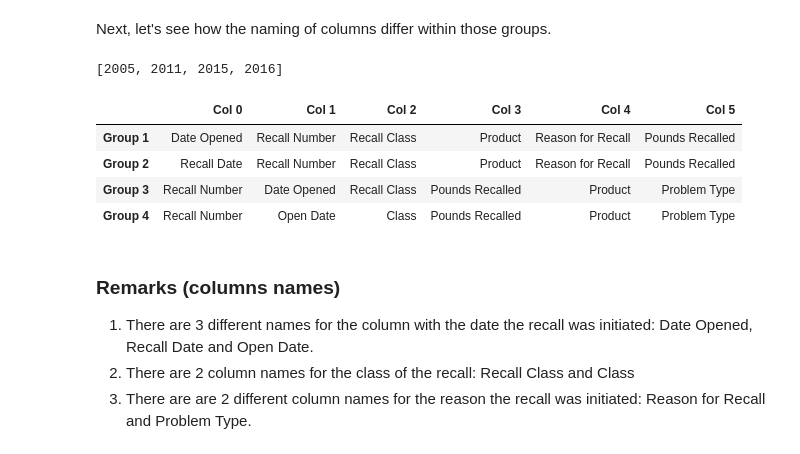
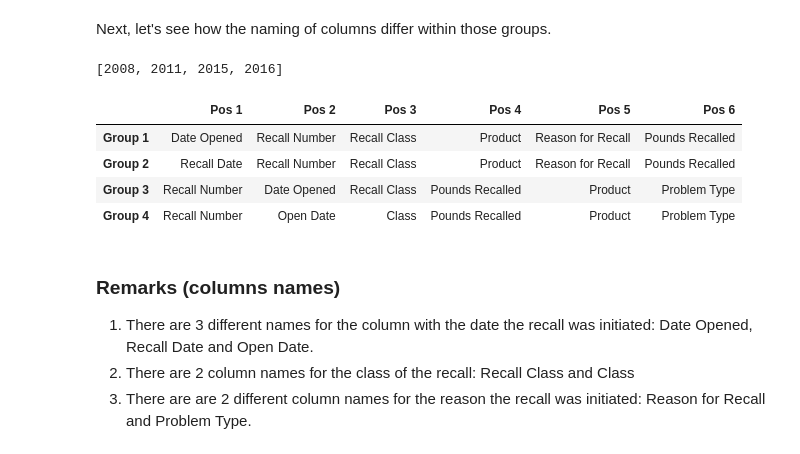
Before and after one commit to yemikifouly/food-recalls-analysis, a Jupyter notebook: food_recalls_analysis.ipynb, the cells around one changed output. Cells and saved outputs as stored; diff of their text form; code cells hidden in the pictures.

```diff
--- a/food_recalls_analysis.ipynb
+++ b/food_recalls_analysis.ipynb
@@ -16,12 +17,9 @@ import helper
 ## I. Load the data
 # %%
 df_dict = {}
-root = 'datasets'
+root = 'data'
 filenames = ['recalls_2005.csv', 'recalls_2006.csv', 'recalls_2007.csv', 'recalls_2008.csv', 'recalls_2009.csv', 'recalls_2010.csv', 'recalls_2011.csv', 'recalls_2012.csv', 'recalls_2013.csv', 'recalls_2014.csv', 'recalls_2015.csv', 'recalls_2016.csv', 'recalls_2017.csv', 'recalls_2018.csv']
+year_pattern = r'\d{4}'
 
-# Define a function to load all the files into dataframes and place them into a dictionary: the key is the year and the value the data as a pandas dataframe
-def load_data(filenames):
-    for filename in filenames:
-        key = filename.split('.')[0].split('_')[1]
-        year = int(key)
-        df_dict[year] = pd.read_csv(root + '/' + filename)
+# Load the data using a predefined helper funtion
+df_dict = helper.load_data(root, filenames, year_pattern)
@@ -94,18 +90,18 @@ Next, let's see how the naming of columns differ within those groups.
 years = helper.get_samples_from_groups(col_names_groups)
 years
 # %% [output]
-[2005, 2011, 2015, 2016]
+[2008, 2011, 2015, 2016]
 # %%
 # Create a new dataframe with the column names in the dataframe of each of those years to compare the columns naming across all groups
 
 cols_df = pd.DataFrame(data = [df_dict[years[0]].columns, df_dict[years[1]].columns, df_dict[years[2]].columns, df_dict[years[3]].columns],
                       index = ['Group 1', 'Group 2', 'Group 3', 'Group 4'],
-                      columns = ['Col ' + str(i) for i in range(6)]
+                      columns = ['Pos ' + str(i+1) for i in range(6)]
                      )
 
 cols_df
 # %% [output]
-|  | Col 0 | Col 1 | Col 2 | Col 3 | Col 4 | Col 5 |
+|  | Pos 1 | Pos 2 | Pos 3 | Pos 4 | Pos 5 | Pos 6 |
 | Group 1 | Date Opened | Recall Number | Recall Class | Product | Reason for Recall | Pounds Recalled |
 | Group 2 | Recall Date | Recall Number | Recall Class | Product | Reason for Recall | Pounds Recalled |
 | Group 3 | Recall Number | Date Opened | Recall Class | Pounds Recalled | Product | Problem Type |
```
Also changed, not shown: parts of 30 cells of this notebook, 1 other file.
